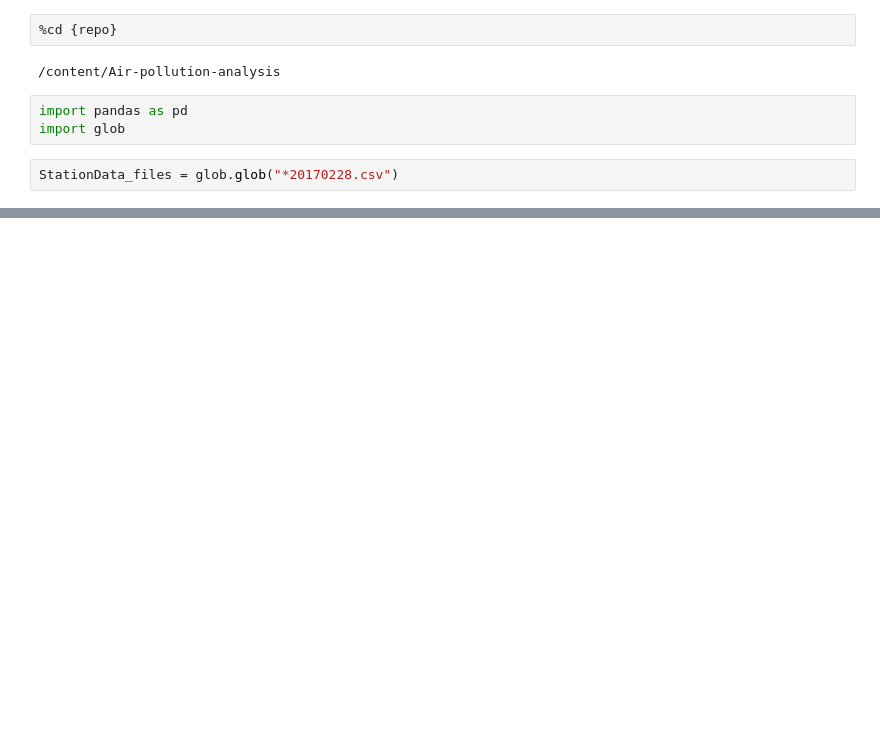
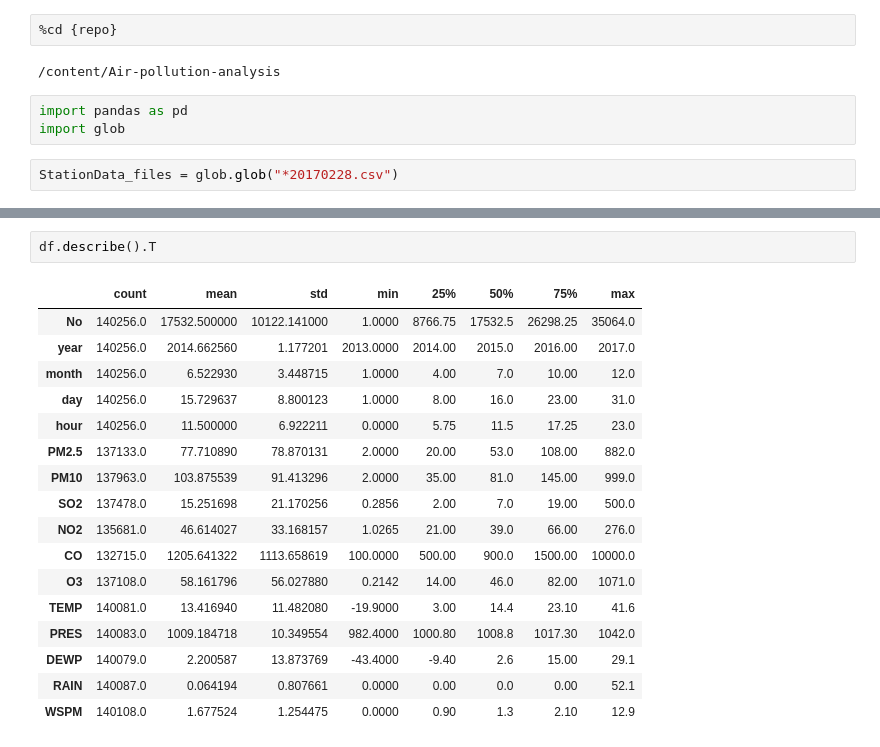
Before and after one commit to SameerPasha565/Air-pollution-analysis, a Jupyter notebook: Prac1Assignment.ipynb, the cells around one changed output, grey strips where cells are left out. Cells and saved outputs as stored; diff of their text form; blank space fills up the shorter version.

```diff
--- a/Prac1Assignment.ipynb
+++ b/Prac1Assignment.ipynb
@@ -68,0 +94,20 @@ df
+# %%
+df.describe().T
+# %% [output]
+|  | count | mean | std | min | 25% | 50% | 75% | max |
+| No | 140256.0 | 17532.500000 | 10122.141000 | 1.0000 | 8766.75 | 17532.5 | 26298.25 | 35064.0 |
+| year | 140256.0 | 2014.662560 | 1.177201 | 2013.0000 | 2014.00 | 2015.0 | 2016.00 | 2017.0 |
+| month | 140256.0 | 6.522930 | 3.448715 | 1.0000 | 4.00 | 7.0 | 10.00 | 12.0 |
+| day | 140256.0 | 15.729637 | 8.800123 | 1.0000 | 8.00 | 16.0 | 23.00 | 31.0 |
+| hour | 140256.0 | 11.500000 | 6.922211 | 0.0000 | 5.75 | 11.5 | 17.25 | 23.0 |
+| PM2.5 | 137133.0 | 77.710890 | 78.870131 | 2.0000 | 20.00 | 53.0 | 108.00 | 882.0 |
+| PM10 | 137963.0 | 103.875539 | 91.413296 | 2.0000 | 35.00 | 81.0 | 145.00 | 999.0 |
+| SO2 | 137478.0 | 15.251698 | 21.170256 | 0.2856 | 2.00 | 7.0 | 19.00 | 500.0 |
+| NO2 | 135681.0 | 46.614027 | 33.168157 | 1.0265 | 21.00 | 39.0 | 66.00 | 276.0 |
+| CO | 132715.0 | 1205.641322 | 1113.658619 | 100.0000 | 500.00 | 900.0 | 1500.00 | 10000.0 |
+| O3 | 137108.0 | 58.161796 | 56.027880 | 0.2142 | 14.00 | 46.0 | 82.00 | 1071.0 |
+| TEMP | 140081.0 | 13.416940 | 11.482080 | -19.9000 | 3.00 | 14.4 | 23.10 | 41.6 |
+| PRES | 140083.0 | 1009.184718 | 10.349554 | 982.4000 | 1000.80 | 1008.8 | 1017.30 | 1042.0 |
+| DEWP | 140079.0 | 2.200587 | 13.873769 | -43.4000 | -9.40 | 2.6 | 15.00 | 29.1 |
+| RAIN | 140087.0 | 0.064194 | 0.807661 | 0.0000 | 0.00 | 0.0 | 0.00 | 52.1 |
+| WSPM | 140108.0 | 1.677524 | 1.254475 | 0.0000 | 0.90 | 1.3 | 2.10 | 12.9 |
```
Also changed, not shown: parts of 6 cells of this notebook.
